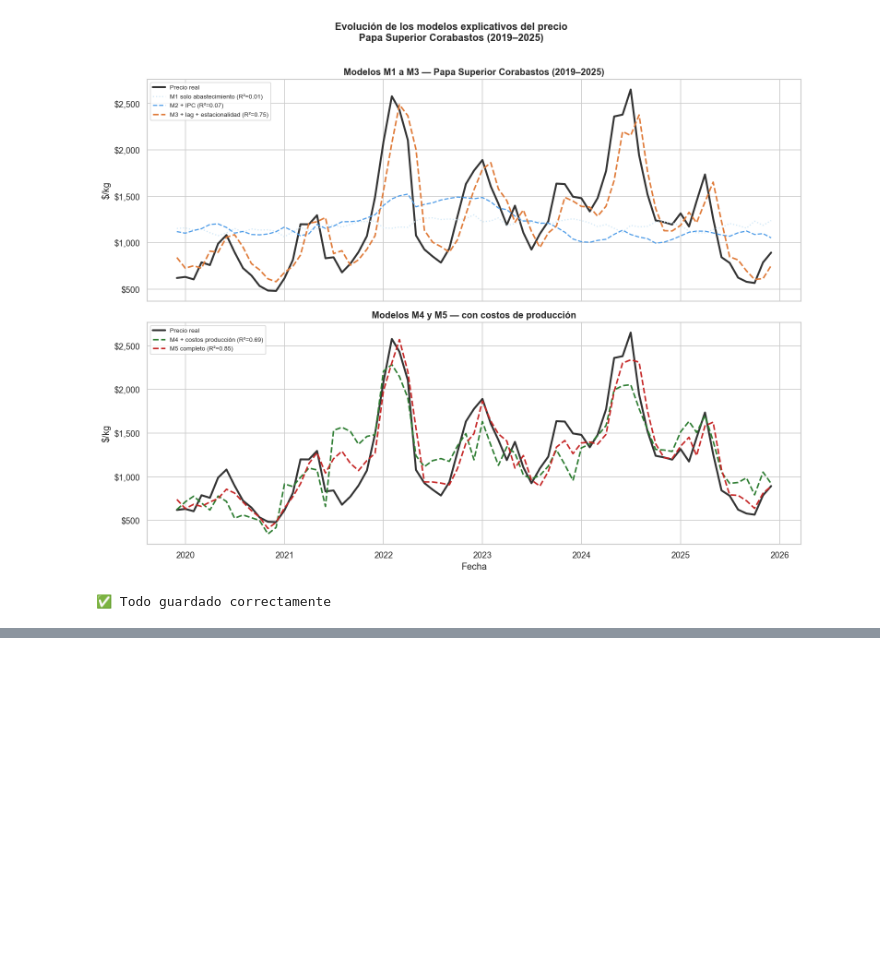
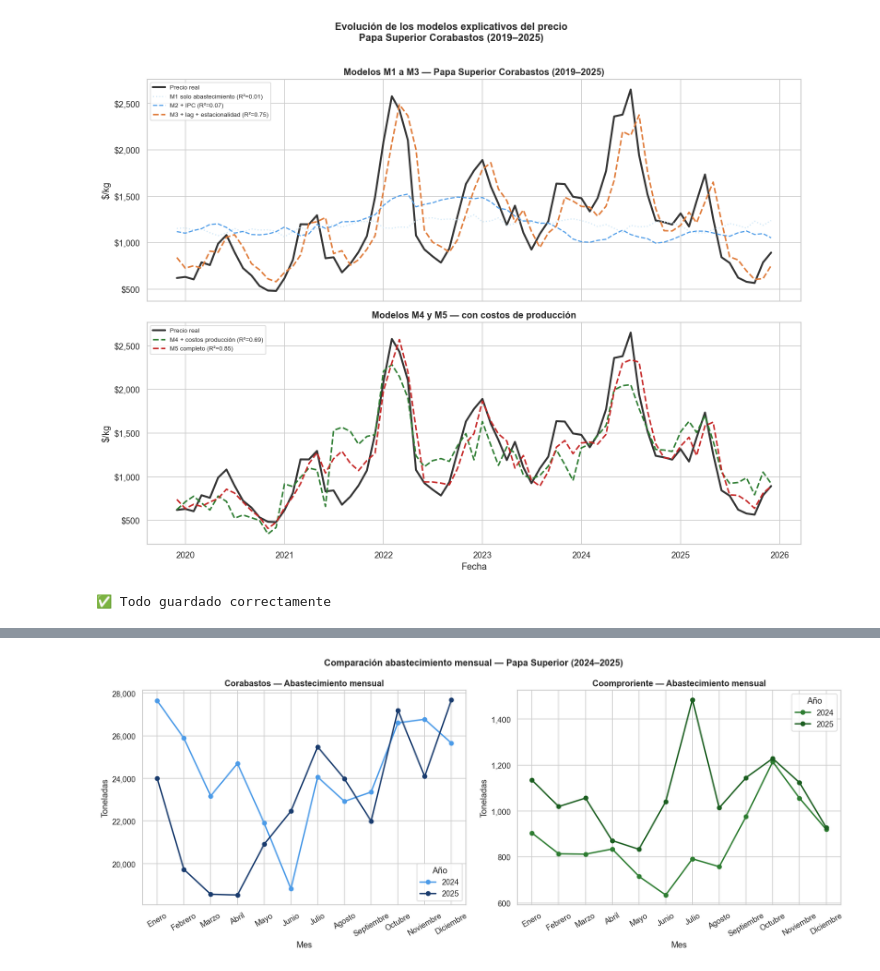
Before and after one commit to estebanmesa147-boop/proyecto_papa_superior-, a Jupyter notebook: notebooks/Proyecto_papa_superior.ipynb, the cells around one changed output, grey strips where cells are left out. Saved outputs shown, nothing was run; the diff lists cells and outputs as text; code cells hidden in the pictures; blank space fills up the shorter version.

```diff
--- a/notebooks/Proyecto_papa_superior.ipynb
+++ b/notebooks/Proyecto_papa_superior.ipynb
@@ -1235,0 +1403,44 @@ print("✅ Todo guardado correctamente")
+# %%
+# --- Líneas superpuestas: abastecimiento mensual por central y año ---
+# Permite ver el comportamiento mes a mes de cada central
+
+abast_comp_m['mes'] = pd.Categorical(abast_comp_m['mes'],
+                                      categories=meses_orden_comp, ordered=True)
+abast_cora_m['mes'] = pd.Categorical(abast_cora_m['mes'],
+                                      categories=meses_orden_comp, ordered=True)
+abast_comp_m = abast_comp_m.sort_values(['Año','mes']).reset_index(drop=True)
+abast_cora_m = abast_cora_m.sort_values(['Año','mes']).reset_index(drop=True)
+
+fig, axes = plt.subplots(1, 2, figsize=(15, 6), sharey=False)
+
+# Panel izquierdo: Corabastos
+for año, color in zip([2024,2025], ['#4C9BE8','#1A3C6E']):
+    sub = abast_cora_m[abast_cora_m['Año']==año]
+    axes[0].plot(sub['mes'], sub['Toneladas'],
+                 marker='o', linewidth=2, label=str(año), color=color)
+axes[0].set_title('Corabastos — Abastecimiento mensual', fontsize=12, fontweight='bold')
+axes[0].set_xlabel('Mes')
+axes[0].set_ylabel('Toneladas')
+axes[0].yaxis.set_major_formatter(mticker.FuncFormatter(lambda x,_: f'{x:,.0f}'))
+axes[0].legend(title='Año')
+axes[0].tick_params(axis='x', rotation=30)
+
+# Panel derecho: Coomproriente
+for año, color in zip([2024,2025], ['#2E7D32','#1B5E20']):
+    sub = abast_comp_m[abast_comp_m['Año']==año]
+    axes[1].plot(sub['mes'], sub['Toneladas'],
+                 marker='o', linewidth=2, label=str(año), color=color)
+axes[1].set_title('Coomproriente — Abastecimiento mensual', fontsize=12, fontweight='bold')
+axes[1].set_xlabel('Mes')
+axes[1].set_ylabel('Toneladas')
+axes[1].yaxis.set_major_formatter(mticker.FuncFormatter(lambda x,_: f'{x:,.0f}'))
+axes[1].legend(title='Año')
+axes[1].tick_params(axis='x', rotation=30)
+
+plt.suptitle('Comparación abastecimiento mensual — Papa Superior (2024–2025)',
+             fontsize=13, fontweight='bold')
+plt.tight_layout()
+plt.savefig(f"{PROCESSED}\\grafico_lineas_mensuales_centrales.png", bbox_inches='tight')
+plt.show()
+# %% [output]
+[figure, added]
```
Also changed, not shown: parts of 5 cells of this notebook, 3 other files.
